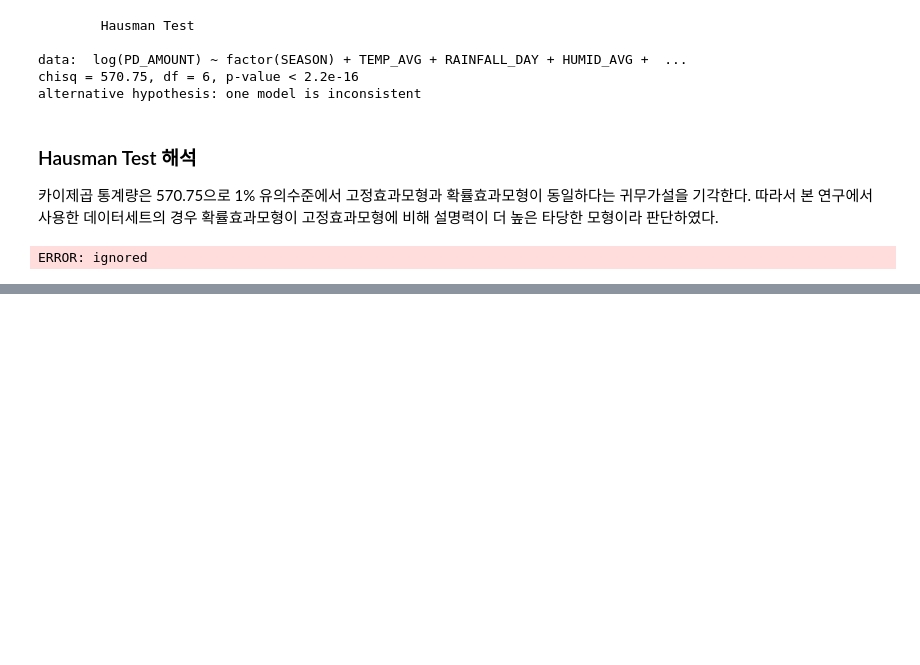
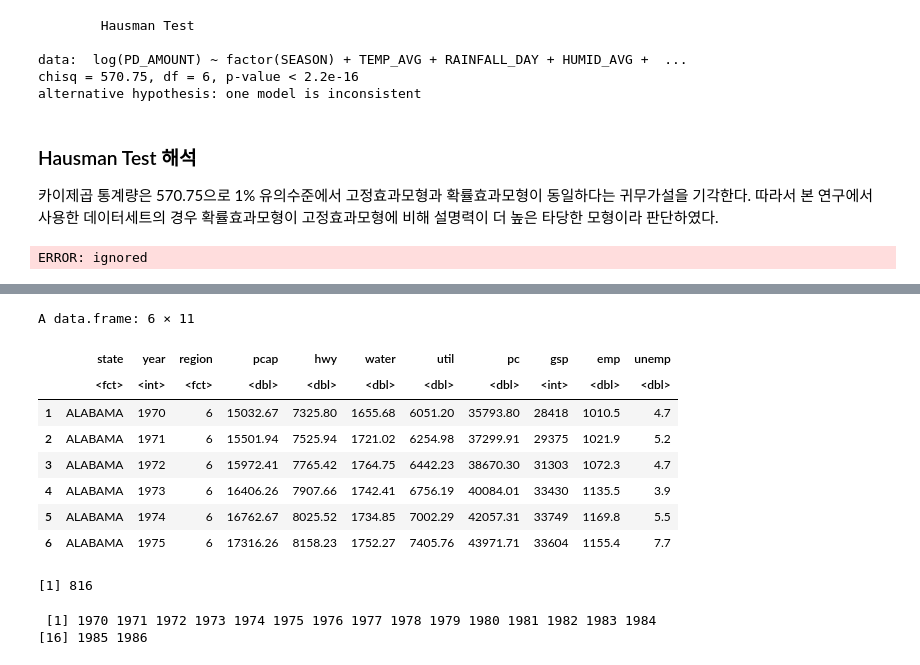
Before and after one commit to chldnjstjr/Weather-Consumer, a Jupyter notebook: R_패널회귀분석.ipynb, the cells around one changed output, grey strips where cells are left out. Drawn from its saved outputs; the diff is of its cells as text; code cells hidden in the pictures; blank space fills up the shorter version.

```diff
--- a/R_패널회귀분석.ipynb
+++ b/R_패널회귀분석.ipynb
@@ -155,0 +186,19 @@ summary(d)
+# %%
+head(Produc)
+nrow(Produc)
+# %% [output]
+A data.frame: 6 × 11
+|  | state | year | region | pcap | hwy | water | util | pc | gsp | emp | unemp |
+|  | <fct> | <int> | <fct> | <dbl> | <dbl> | <dbl> | <dbl> | <dbl> | <int> | <dbl> | <dbl> |
+| 1 | ALABAMA | 1970 | 6 | 15032.67 | 7325.80 | 1655.68 | 6051.20 | 35793.80 | 28418 | 1010.5 | 4.7 |
+| 2 | ALABAMA | 1971 | 6 | 15501.94 | 7525.94 | 1721.02 | 6254.98 | 37299.91 | 29375 | 1021.9 | 5.2 |
+| 3 | ALABAMA | 1972 | 6 | 15972.41 | 7765.42 | 1764.75 | 6442.23 | 38670.30 | 31303 | 1072.3 | 4.7 |
+| 4 | ALABAMA | 1973 | 6 | 16406.26 | 7907.66 | 1742.41 | 6756.19 | 40084.01 | 33430 | 1135.5 | 3.9 |
+| 5 | ALABAMA | 1974 | 6 | 16762.67 | 8025.52 | 1734.85 | 7002.29 | 42057.31 | 33749 | 1169.8 | 5.5 |
+| 6 | ALABAMA | 1975 | 6 | 17316.26 | 8158.23 | 1752.27 | 7405.76 | 43971.71 | 33604 | 1155.4 | 7.7 |
+[1] 816
+# %%
+unique(Produc$year)
+# %% [output]
+ [1] 1970 1971 1972 1973 1974 1975 1976 1977 1978 1979 1980 1981 1982 1983 1984
+[16] 1985 1986
```
Also changed, not shown: parts of 24 cells of this notebook.
